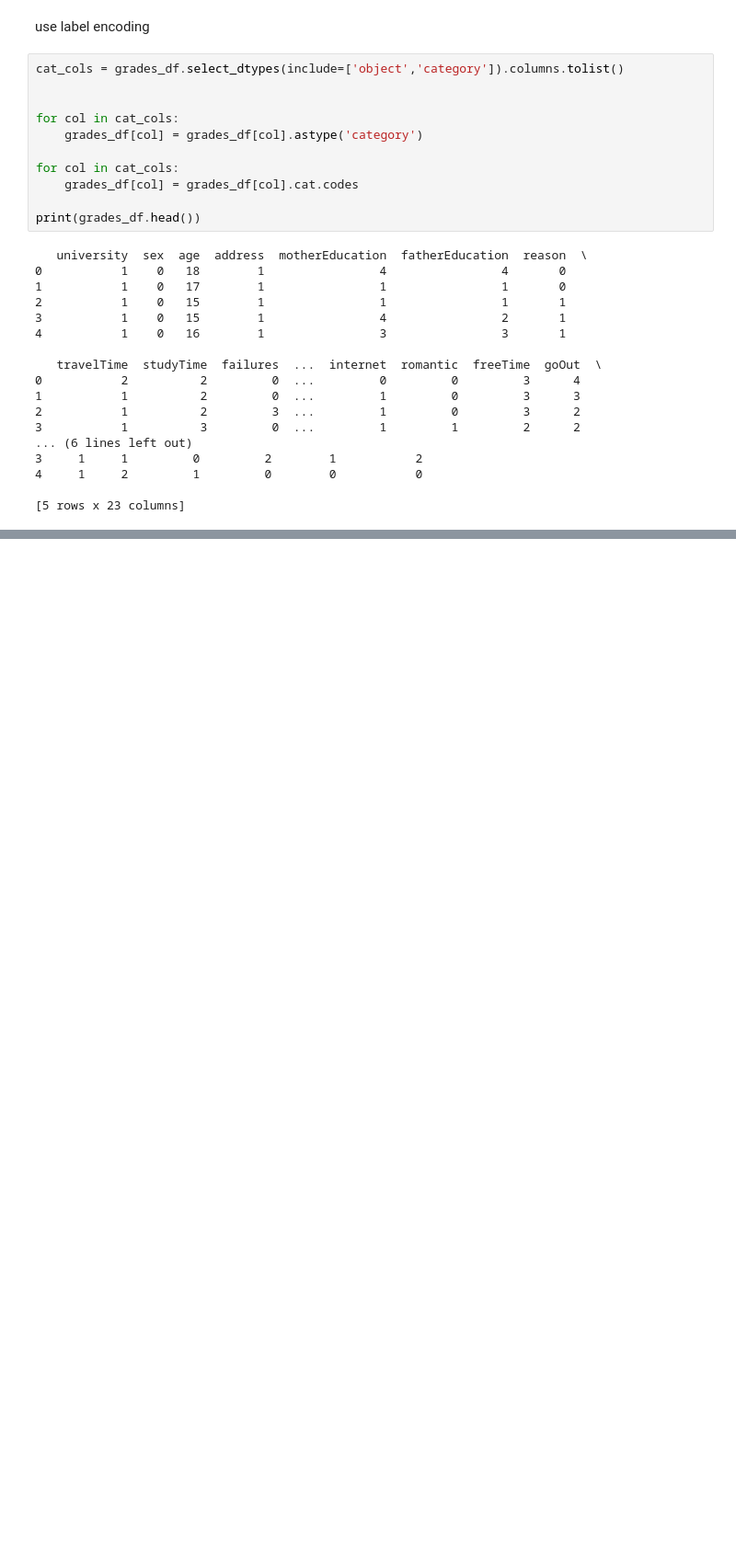
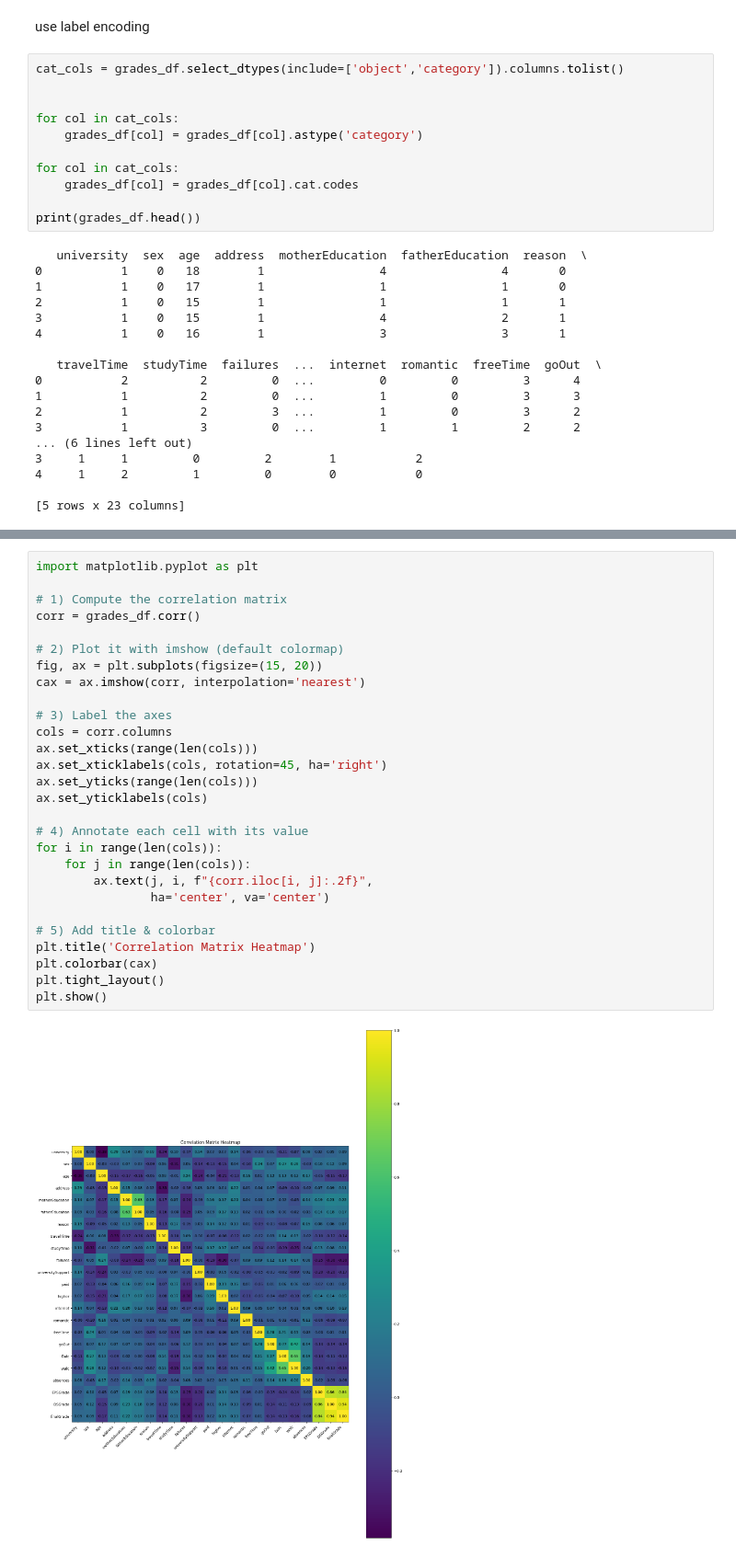
Before and after one commit to Artin-Tavasoli/Machine-Learning-Classifiers, a Jupyter notebook: Machine-Learning-Models.ipynb, the cells around one changed output, grey strips where cells are left out. Shown: that part at 92% size. Saved outputs shown, nothing was run; the diff lists cells and outputs as text; blank space fills up the shorter version.

```diff
--- a/Machine-Learning-Models.ipynb
+++ b/Machine-Learning-Models.ipynb
@@ -291,0 +317,30 @@ print(grades_df.head())
+# %%
+import matplotlib.pyplot as plt
+
+# 1) Compute the correlation matrix
+corr = grades_df.corr()
+
+# 2) Plot it with imshow (default colormap)
+fig, ax = plt.subplots(figsize=(15, 20))
+cax = ax.imshow(corr, interpolation='nearest')
+
+# 3) Label the axes
+cols = corr.columns
+ax.set_xticks(range(len(cols)))
+ax.set_xticklabels(cols, rotation=45, ha='right')
+ax.set_yticks(range(len(cols)))
+ax.set_yticklabels(cols)
+
+# 4) Annotate each cell with its value
+for i in range(len(cols)):
+    for j in range(len(cols)):
+        ax.text(j, i, f"{corr.iloc[i, j]:.2f}",
+                ha='center', va='center')
+
+# 5) Add title & colorbar
+plt.title('Correlation Matrix Heatmap')
+plt.colorbar(cax)
+plt.tight_layout()
+plt.show()
+# %% [output]
+[figure, added]
```
Also changed, not shown: parts of 8 cells of this notebook, 1 other file.
